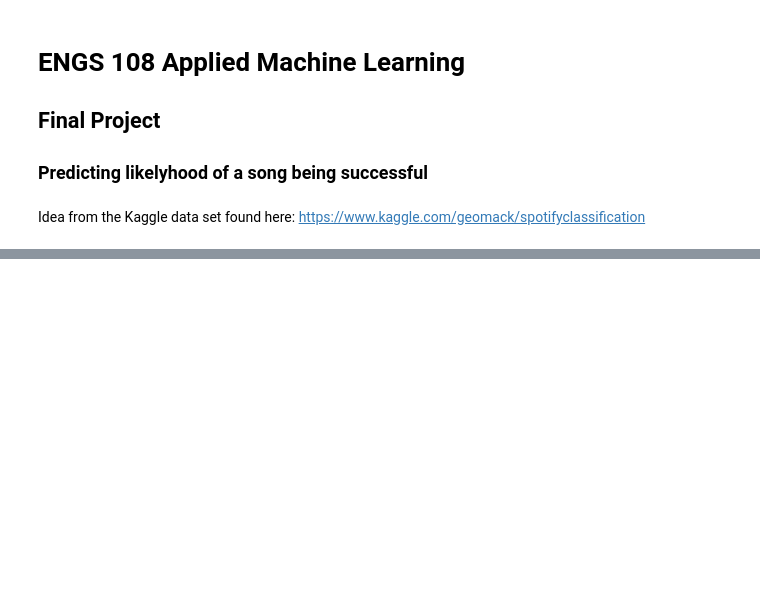
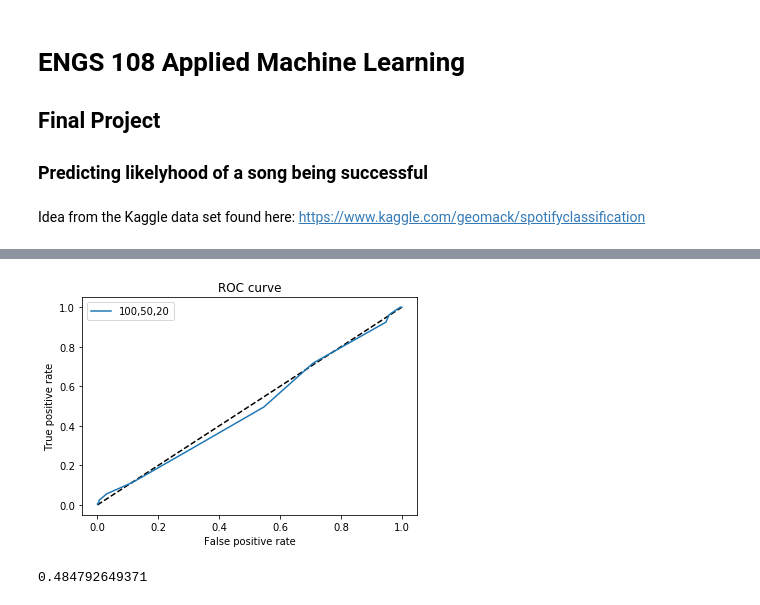
Before and after one commit to jorgen-grav/ENGS108_final_project, a Jupyter notebook: ENGS108_FinalProject.ipynb, the cells around one changed output, grey strips where cells are left out. Saved outputs shown, nothing was run; the diff lists cells and outputs as text; code cells hidden in the pictures; blank space fills up the shorter version.

Commit message:
explored the changes in deep layers

```diff
--- a/ENGS108_FinalProject.ipynb
+++ b/ENGS108_FinalProject.ipynb
@@ -41,2 +64,3 @@ df
 # %%
 k_df = pd.read_csv("data.csv")
+k_df = k_df.drop(['Unnamed: 0'], axis=1)
@@ -60,0 +246,28 @@ data[data['target']==1].shape
+# %%
+# Define Model Parameters
+nb_feat   = 13    # no. of features/columns of input
+L1_units  = 20   # no. of nodes in Layer 1
+L2_units  = 10    # no. of nodes in Layer 2
+#L3_units  = 20    # no. of nodes in Layer 3
+nb_class  = 1     # no. of output classes
+
+# Neural Network Model
+model = Sequential()                             # Sequential network model description
+model.add(Dense(L1_units,input_shape=(13,),\
+                name='L1',\
+                activation='sigmoid'))                       # Add 1st Dense Layer
+
+model.add(Dense(L2_units,\
+                name='L2',\
+                activation='sigmoid'))                       # Add 2nd Dense Layer
+
+#model.add(Dense(L3_units,\
+#                name='L3',\
+#                activation='sigmoid'))                       # Add 3nd Dense Layer
+#
+model.add(Dense(units=nb_class,\
+                name='Classifier',\
+                activation='sigmoid'))                       # Add 4rd Dense Layer, also the classification layer
+
+model.compile(loss='binary_crossentropy',optimizer='sgd', metrics=['accuracy', recall, precision])
+model.summary()
@@ -60,0 +288,14 @@ data[data['target']==1].shape
+# %%
+model.fit(X_train, y_train,nb_epoch=10, batch_size=1)
+pred = model.predict(X_test)
+fpr, tpr, thresholds = metrics.roc_curve(y_test, pred, pos_label=1)
+auc = metrics.roc_auc_score(y_test, pred)
+plt.plot([0, 1], [0, 1], 'k--')
+plt.plot(fpr, tpr, label='100,50,20')
+plt.xlabel('False positive rate')
+plt.ylabel('True positive rate')
+plt.title('ROC curve')
+plt.legend(loc='best')
+plt.show()
+print auc
+# %% [output]
@@ -60,0 +322,2 @@ data[data['target']==1].shape
+[figure, added]
+0.484792649371
```
Also changed, not shown: parts of 23 cells of this notebook.
